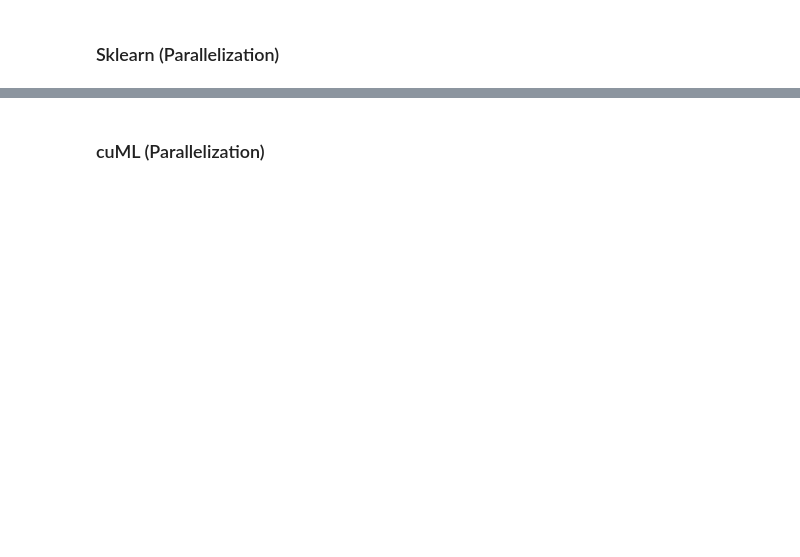
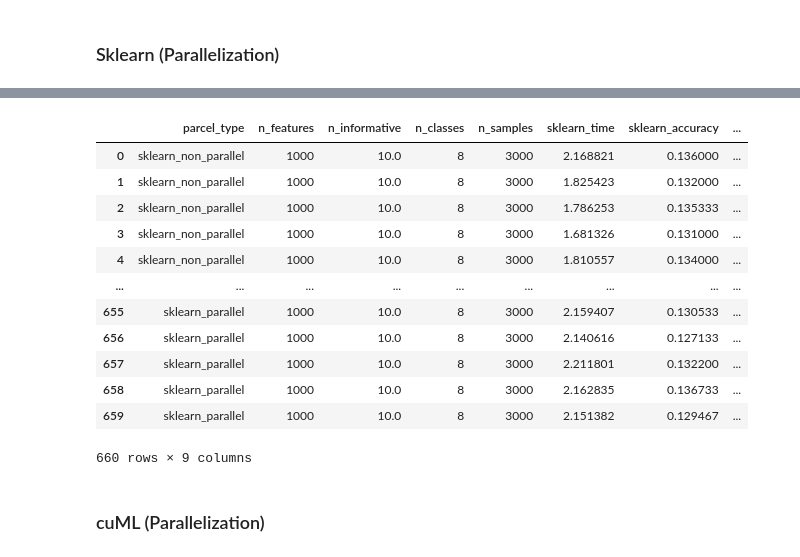
Before and after one commit to y10ab1/HPBDAIS_final_project, a Jupyter notebook: analysis.ipynb, the cells around one changed output, grey strips where cells are left out. Cells and saved outputs as stored; diff of their text form; code cells hidden in the pictures; blank space fills up the shorter version.

```diff
--- a/analysis.ipynb
+++ b/analysis.ipynb
@@ -67,19 +67,20 @@ def get_parcels_diff(X, y, k=300, least_voxels_per_parcel=100, dtype='cp'):
 # the time it takes to train the model of different parcellations
 
 # hyperparameters
-N_SAMPLES = 5000 # 1000 or 100000
+N_SAMPLES = 500 # 500 or 3000
 N_INFORMATIVE_RATIO = 0.01 # 1% of voxels are informative
 N_CLASSES = 8
 DATA_TYPE = np.float32 # set data type to float32 to leaverage GPU
-N_FEATURES = 500000
+N_FEATURES = 300000
 N_PATCHES = 20 # 20 or 300
+SKLEARN_N_JOBS = 1 # number of jobs for sklearn
 PARCEL_VOXELS = 'same' # 'same' or 'diff'
 
 
 X, y = make_classification(n_samples=N_SAMPLES,
-                                n_features=N_FEATURES,
-                                n_informative=int(N_FEATURES*N_INFORMATIVE_RATIO),
-                                n_classes=N_CLASSES)
+                            n_features=N_FEATURES,
+                            n_informative=int(N_FEATURES*N_INFORMATIVE_RATIO),
+                            n_classes=N_CLASSES)
 
 
 # Create a list of different parcellations
@@ -106,8 +104,9 @@ for i in range(len(parcellations)):
     for j in tqdm(range(len(parcellations[i]))):
         # sklearn
         start = time.time()
-        sk_model = skRandomForestClassifier(n_estimators=100, max_depth=2, random_state=0)
+        sk_model = skRandomForestClassifier(n_estimators=100, max_depth=2, random_state=0, n_jobs=SKLEARN_N_JOBS)
         scores = cross_validate(sk_model, parcellations[i][j][0].get(), parcellations[i][j][1].get(), cv=5, scoring='accuracy')
+        # scores = cross_validate(sk_model, parcellations[i][j][0], parcellations[i][j][1], cv=5, scoring='accuracy')
         end = time.time()
         sklearn_time = end - start
         sklearn_accuracy = scores['test_score'].mean()
@@ -166,7 +173,7 @@ for i in range(len(parcellations)):
 # parallelize the training and evaluation process for sklearn
 
 BATCH_SIZE = 5 # number of models to train at a time
-N_JOBS = 1 # number of CPUs to use for a RandomForestClassifier
+N_JOBS = 4 # number of CPUs to use for a RandomForestClassifier
 
 
 # Define a function to train a model and return its score
@@ -175,6 +182,7 @@ def train_and_log(i, j, parcellation):
     start = time.time()
     sk_model = skRandomForestClassifier(n_estimators=100, max_depth=2, random_state=0, n_jobs=N_JOBS)
     scores = cross_validate(sk_model, parcellation[0].get(), parcellation[1].get(), cv=5, scoring='accuracy')
+    # scores = cross_validate(sk_model, parcellation[0], parcellation[1], cv=5, scoring='accuracy')
     end = time.time()
     sklearn_time = end - start
     sklearn_accuracy = scores['test_score'].mean()
@@ -201,9 +209,22 @@ flat_parcellations = [(i, j, parcellations[i][j]) for i in range(len(parcellatio
 # Use joblib to train models and log results in batches
 for i in range(0, len(flat_parcellations), batch_size):
     batch_parcellations = flat_parcellations[i:i+batch_size]
+    start = time.time()
     batch_results = Parallel(n_jobs=-1)(delayed(train_and_log)(*parcellation) for parcellation in batch_parcellations)
-    results.extend(batch_results)
+    end = time.time()
+
+    average_results = {'parcel_type': 'sklearn_parallel',
+            'n_features': parcellations[0][0][0].shape[1],
+            'n_informative': N_INFORMATIVE_RATIO*parcellations[0][0][0].shape[1],
+            'n_classes': N_CLASSES,
+            'n_samples': N_SAMPLES,
+            'sklearn_time': (end - start),
+            'sklearn_accuracy': np.mean([result['sklearn_accuracy'] for result in batch_results])}
+
+
+    results.extend([average_results])
 
 # Convert results to DataFrame
 df = pd.concat([df, pd.DataFrame.from_records(results)], ignore_index=True)
 df
+# %% [output]
@@ -210,2 +233,15 @@ df
+|  | parcel_type | n_features | n_informative | n_classes | n_samples | sklearn_time | sklearn_accuracy | ... |
+| 0 | sklearn_non_parallel | 1000 | 10.0 | 8 | 3000 | 2.168821 | 0.136000 | ... |
+| 1 | sklearn_non_parallel | 1000 | 10.0 | 8 | 3000 | 1.825423 | 0.132000 | ... |
+| 2 | sklearn_non_parallel | 1000 | 10.0 | 8 | 3000 | 1.786253 | 0.135333 | ... |
+| 3 | sklearn_non_parallel | 1000 | 10.0 | 8 | 3000 | 1.681326 | 0.131000 | ... |
+| 4 | sklearn_non_parallel | 1000 | 10.0 | 8 | 3000 | 1.810557 | 0.134000 | ... |
+| ... | ... | ... | ... | ... | ... | ... | ... | ... |
+| 655 | sklearn_parallel | 1000 | 10.0 | 8 | 3000 | 2.159407 | 0.130533 | ... |
+| 656 | sklearn_parallel | 1000 | 10.0 | 8 | 3000 | 2.140616 | 0.127133 | ... |
+| 657 | sklearn_parallel | 1000 | 10.0 | 8 | 3000 | 2.211801 | 0.132200 | ... |
+| 658 | sklearn_parallel | 1000 | 10.0 | 8 | 3000 | 2.162835 | 0.136733 | ... |
+| 659 | sklearn_parallel | 1000 | 10.0 | 8 | 3000 | 2.151382 | 0.129467 | ... |
+660 rows × 9 columns
 # %%
 # Save the log
```
Also changed, not shown: parts of 6 cells of this notebook, 8 other files.
